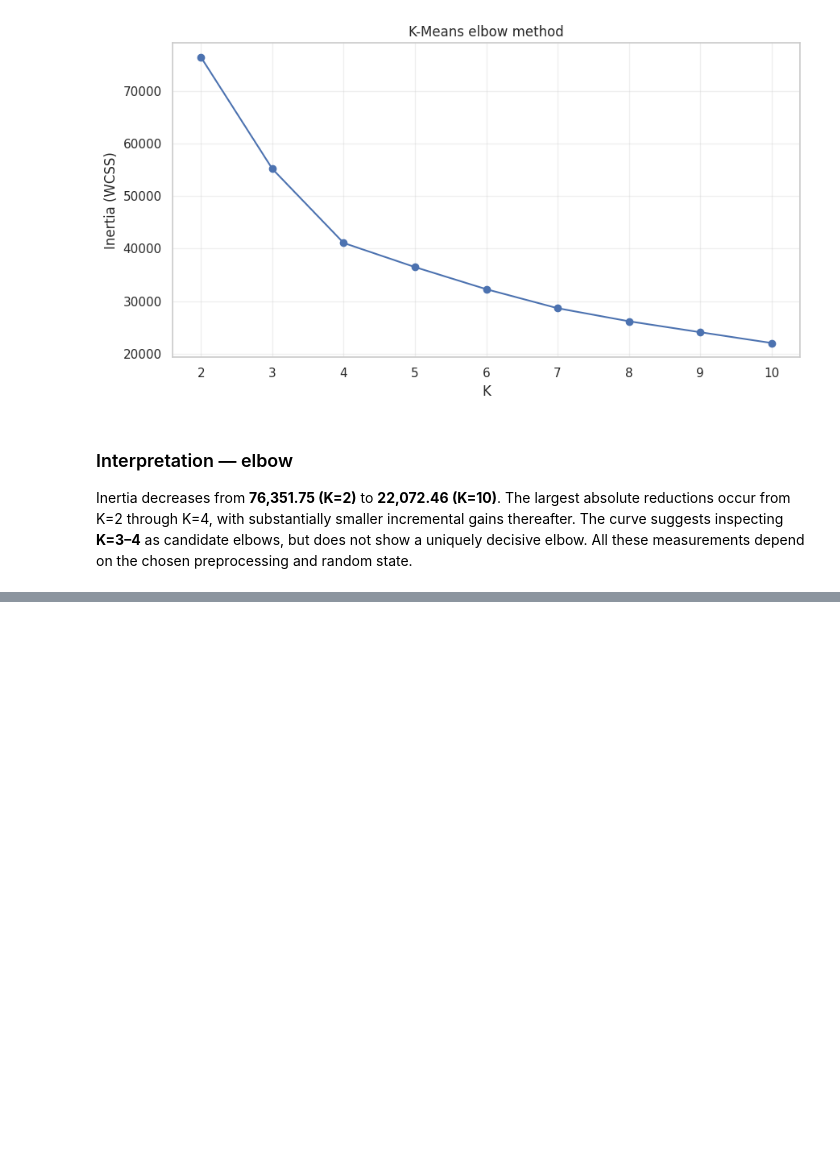
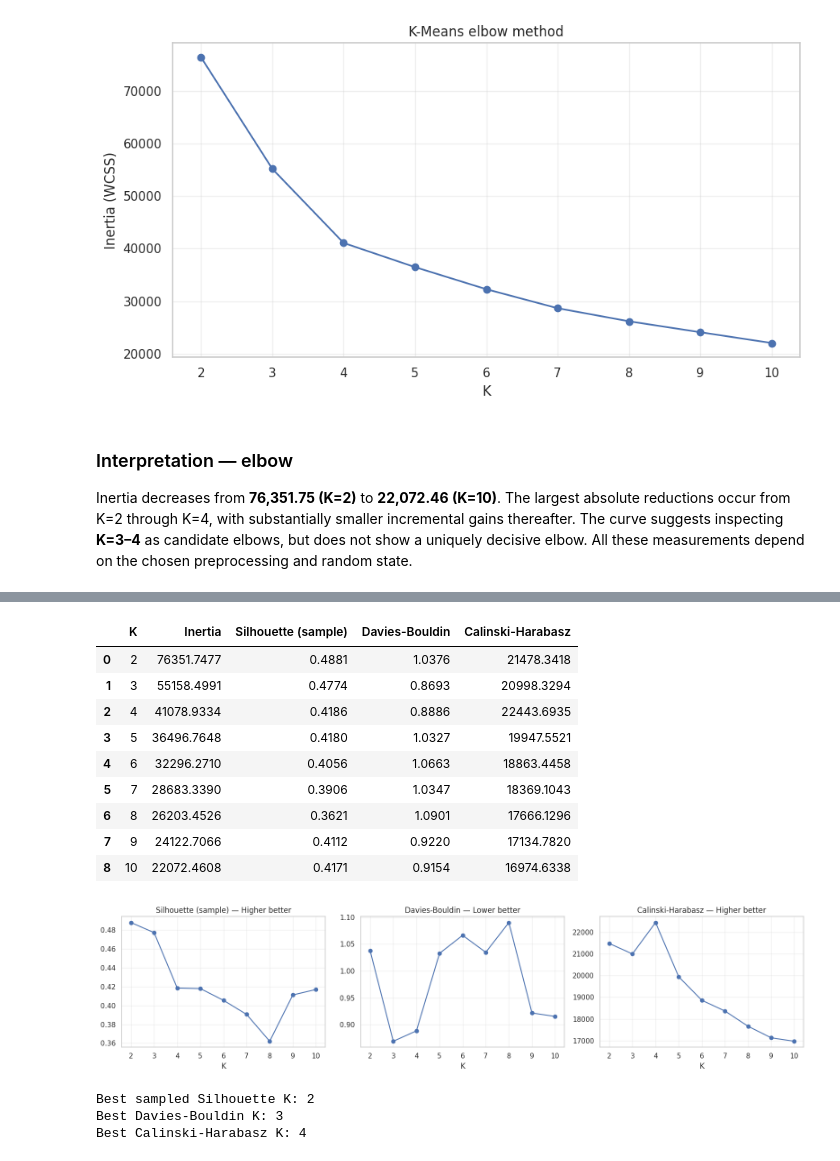
Before and after one commit to manaswiniyoshitha2006-netizen/ML-Evaluation, a Jupyter notebook: notebooks/clustering.ipynb, the cells around one changed output, grey strips where cells are left out. Cells and saved outputs as stored; diff of their text form; code cells hidden in the pictures; blank space fills up the shorter version.

Commit message:
evaluate clusters with silhouette DBI and CHI

```diff
--- a/notebooks/clustering.ipynb
+++ b/notebooks/clustering.ipynb
@@ -1674,13 +1674,15 @@ K_VALUES = list(range(2, 11))
 models_by_k = {}
 rows = []
 for k in K_VALUES:
-    model = KMeans(n_clusters=k, n_init=10, random_state=RANDOM_STATE, max_iter=300)
+    model = KMeans(n_clusters=k, n_init=10, random_state=RANDOM_STATE,
+                   max_iter=300)
     labels = model.fit_predict(X_scaled)
     models_by_k[k] = (model, labels)
     rows.append({"K": k, "Inertia": model.inertia_})
 elbow_results = pd.DataFrame(rows)
 display(elbow_results.round(2))
-plt.figure(figsize=(9,5)); plt.plot(elbow_results.K, elbow_results.Inertia, marker="o")
+plt.figure(figsize=(9,5)); plt.plot(elbow_results.K, elbow_results.Inertia,
+                                    marker="o")
 plt.title("K-Means elbow method"); plt.xlabel("K"); plt.ylabel("Inertia (WCSS)")
 plt.xticks(K_VALUES); plt.grid(alpha=.3); plt.tight_layout(); plt.show()
 # %% [output]
@@ -1701,0 +1708,38 @@ Inertia decreases from **76,351.75 (K=2)** to **22,072.46 (K=10)**. The largest
+# %%
+rng = np.random.default_rng(RANDOM_STATE)
+sample_indices = rng.choice(len(X_scaled), size=min(1500, len(X_scaled)),
+replace=False)
+X_sample = X_scaled[sample_indices]
+evaluation = []
+for k in K_VALUES:
+    model, labels = models_by_k[k]
+    sublabels = labels[sample_indices]
+    num_sample_clusters = np.unique(sublabels).size
+    sil = silhouette_score(X_sample, sublabels) if 1 < num_sample_clusters < len(sublabels) else np.nan
+    evaluation.append({"K":k, "Inertia":model.inertia_, "Silhouette (sample)":sil,
+        "Davies-Bouldin":davies_bouldin_score(X_scaled,labels),
+        "Calinski-Harabasz":calinski_harabasz_score(X_scaled,labels)})
+kmeans_metrics = pd.DataFrame(evaluation)
+display(kmeans_metrics.round(4))
+fig, axes=plt.subplots(1,3,figsize=(16,4))
+for ax,(metric,subtitle) in zip(axes,[("Silhouette (sample)","Higher better"),("Davies-Bouldin","Lower better"),("Calinski-Harabasz","Higher better")]):
+    ax.plot(kmeans_metrics.K,kmeans_metrics[metric],marker="o");ax.set_title(f"{metric} — {subtitle}");ax.set_xlabel("K");ax.set_xticks(K_VALUES);ax.grid(alpha=.3)
+plt.tight_layout();plt.show()
+print("Best sampled Silhouette K:",int(kmeans_metrics.loc[kmeans_metrics["Silhouette (sample)"].idxmax(),"K"]))
+print("Best Davies-Bouldin K:",int(kmeans_metrics.loc[kmeans_metrics["Davies-Bouldin"].idxmin(),"K"]))
+print("Best Calinski-Harabasz K:",int(kmeans_metrics.loc[kmeans_metrics["Calinski-Harabasz"].idxmax(),"K"]))
+# %% [output]
+|  | K | Inertia | Silhouette (sample) | Davies-Bouldin | Calinski-Harabasz |
+| 0 | 2 | 76351.7477 | 0.4881 | 1.0376 | 21478.3418 |
+| 1 | 3 | 55158.4991 | 0.4774 | 0.8693 | 20998.3294 |
+| 2 | 4 | 41078.9334 | 0.4186 | 0.8886 | 22443.6935 |
+| 3 | 5 | 36496.7648 | 0.4180 | 1.0327 | 19947.5521 |
+| 4 | 6 | 32296.2710 | 0.4056 | 1.0663 | 18863.4458 |
+| 5 | 7 | 28683.3390 | 0.3906 | 1.0347 | 18369.1043 |
+| 6 | 8 | 26203.4526 | 0.3621 | 1.0901 | 17666.1296 |
+| 7 | 9 | 24122.7066 | 0.4112 | 0.9220 | 17134.7820 |
+| 8 | 10 | 22072.4608 | 0.4171 | 0.9154 | 16974.6338 |
+[figure, added]
+Best sampled Silhouette K: 2
+Best Davies-Bouldin K: 3
+Best Calinski-Harabasz K: 4
```
Also changed, not shown: parts of 2 cells of this notebook.
